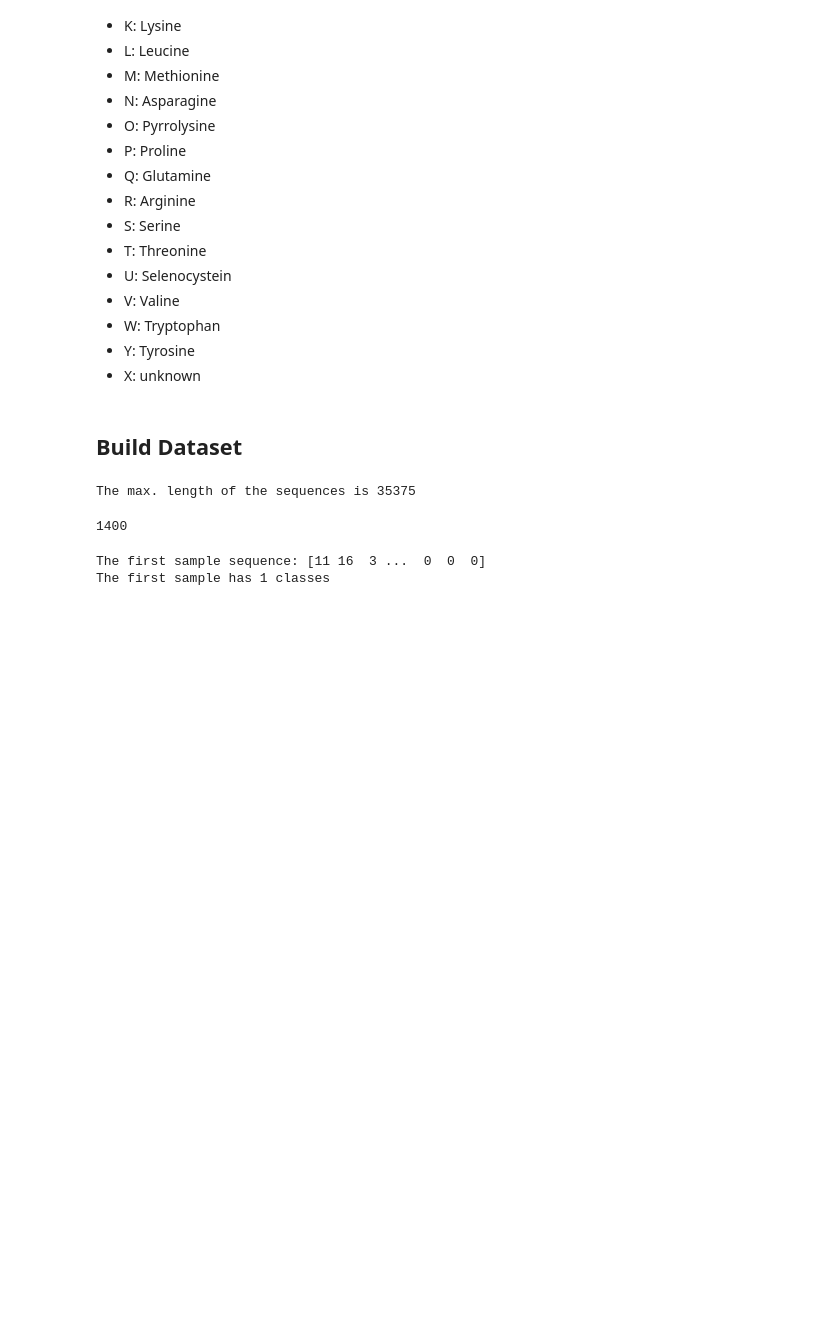
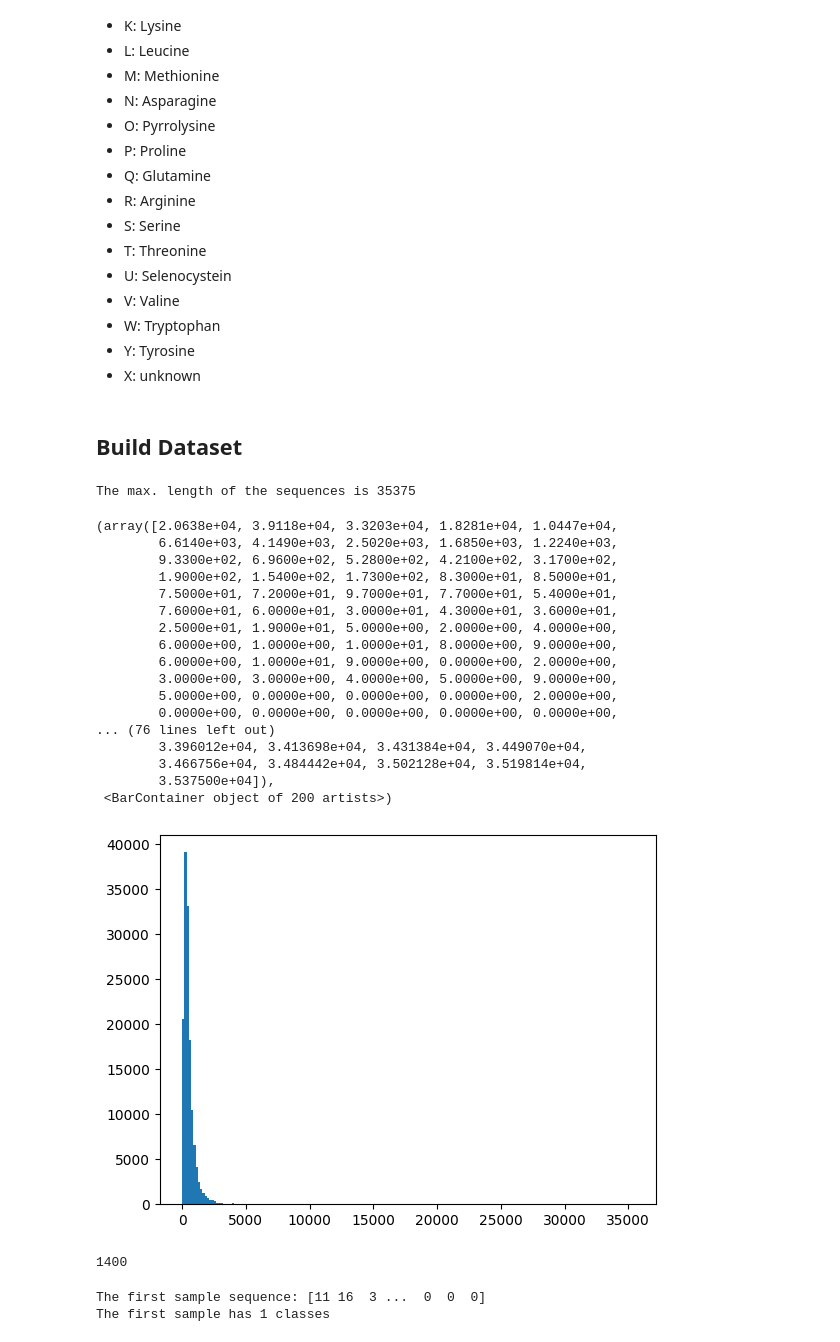
Before and after one commit to m5k5/KaggleCAFAChallenge, a Jupyter notebook: Data Exploration.ipynb, the cells around one changed output. Saved outputs shown, nothing was run; the diff lists cells and outputs as text; code cells hidden in the pictures; blank space fills up the shorter version.

```diff
--- a/Data Exploration.ipynb
+++ b/Data Exploration.ipynb
@@ -294,6 +294,27 @@ maxLen = max(seqLengths)
 print("The max. length of the sequences is {}".format(maxLen))
 # %% [output]
 The max. length of the sequences is 35375
+# %%
+plt.hist(seqLengths, 200)
+# %% [output]
+(array([2.0638e+04, 3.9118e+04, 3.3203e+04, 1.8281e+04, 1.0447e+04,
+        6.6140e+03, 4.1490e+03, 2.5020e+03, 1.6850e+03, 1.2240e+03,
+        9.3300e+02, 6.9600e+02, 5.2800e+02, 4.2100e+02, 3.1700e+02,
+        1.9000e+02, 1.5400e+02, 1.7300e+02, 8.3000e+01, 8.5000e+01,
+        7.5000e+01, 7.2000e+01, 9.7000e+01, 7.7000e+01, 5.4000e+01,
+        7.6000e+01, 6.0000e+01, 3.0000e+01, 4.3000e+01, 3.6000e+01,
+        2.5000e+01, 1.9000e+01, 5.0000e+00, 2.0000e+00, 4.0000e+00,
+        6.0000e+00, 1.0000e+00, 1.0000e+01, 8.0000e+00, 9.0000e+00,
+        6.0000e+00, 1.0000e+01, 9.0000e+00, 0.0000e+00, 2.0000e+00,
+        3.0000e+00, 3.0000e+00, 4.0000e+00, 5.0000e+00, 9.0000e+00,
+        5.0000e+00, 0.0000e+00, 0.0000e+00, 0.0000e+00, 2.0000e+00,
+        0.0000e+00, 0.0000e+00, 0.0000e+00, 0.0000e+00, 0.0000e+00,
+... (76 lines left out)
+        3.396012e+04, 3.413698e+04, 3.431384e+04, 3.449070e+04,
+        3.466756e+04, 3.484442e+04, 3.502128e+04, 3.519814e+04,
+        3.537500e+04]),
+ <BarContainer object of 200 artists>)
+[figure, added]
 # %%
 import warnings
 
```
Also changed, not shown: parts of 5 cells of this notebook, 1 other file.
